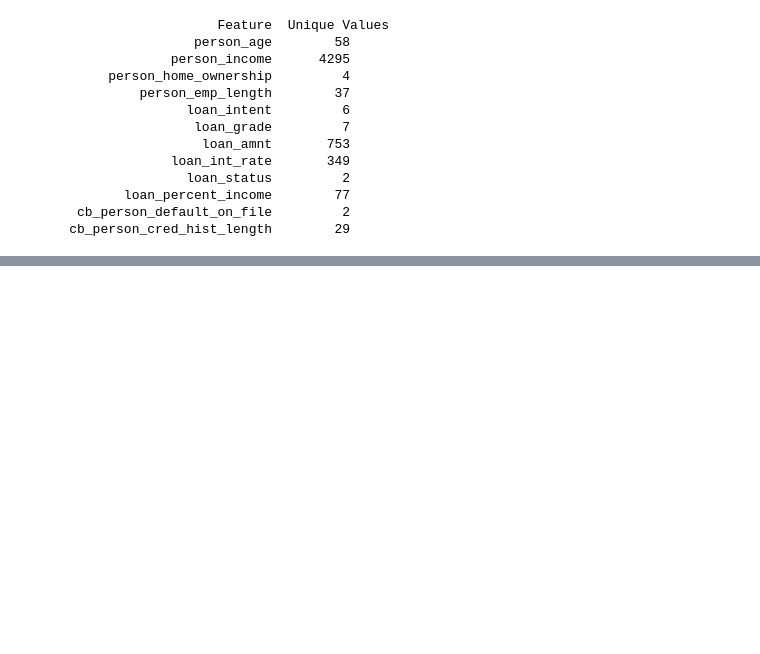
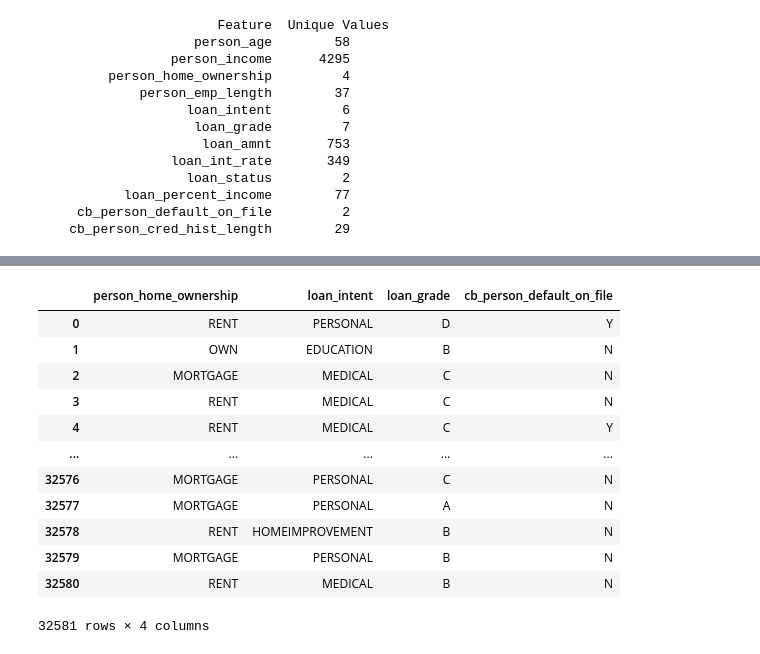
Before and after one commit to Prithvi2310/Loan-Approval-Prediction, a Jupyter notebook: ipynb files/EDA.ipynb, the cells around one changed output, grey strips where cells are left out. Cells and saved outputs as stored; diff of their text form; code cells hidden in the pictures; blank space fills up the shorter version.

```diff
--- a/ipynb files/EDA.ipynb
+++ b/ipynb files/EDA.ipynb
@@ -90,0 +133,16 @@ for feature in dataset.columns:
+# %%
+dataset[categorical_features]
+# %% [output]
+|  | person_home_ownership | loan_intent | loan_grade | cb_person_default_on_file |
+| 0 | RENT | PERSONAL | D | Y |
+| 1 | OWN | EDUCATION | B | N |
+| 2 | MORTGAGE | MEDICAL | C | N |
+| 3 | RENT | MEDICAL | C | N |
+| 4 | RENT | MEDICAL | C | Y |
+| ... | ... | ... | ... | ... |
+| 32576 | MORTGAGE | PERSONAL | C | N |
+| 32577 | MORTGAGE | PERSONAL | A | N |
+| 32578 | RENT | HOMEIMPROVEMENT | B | N |
+| 32579 | MORTGAGE | PERSONAL | B | N |
+| 32580 | RENT | MEDICAL | B | N |
+32581 rows × 4 columns
```
Also changed, not shown: parts of 10 cells of this notebook.
